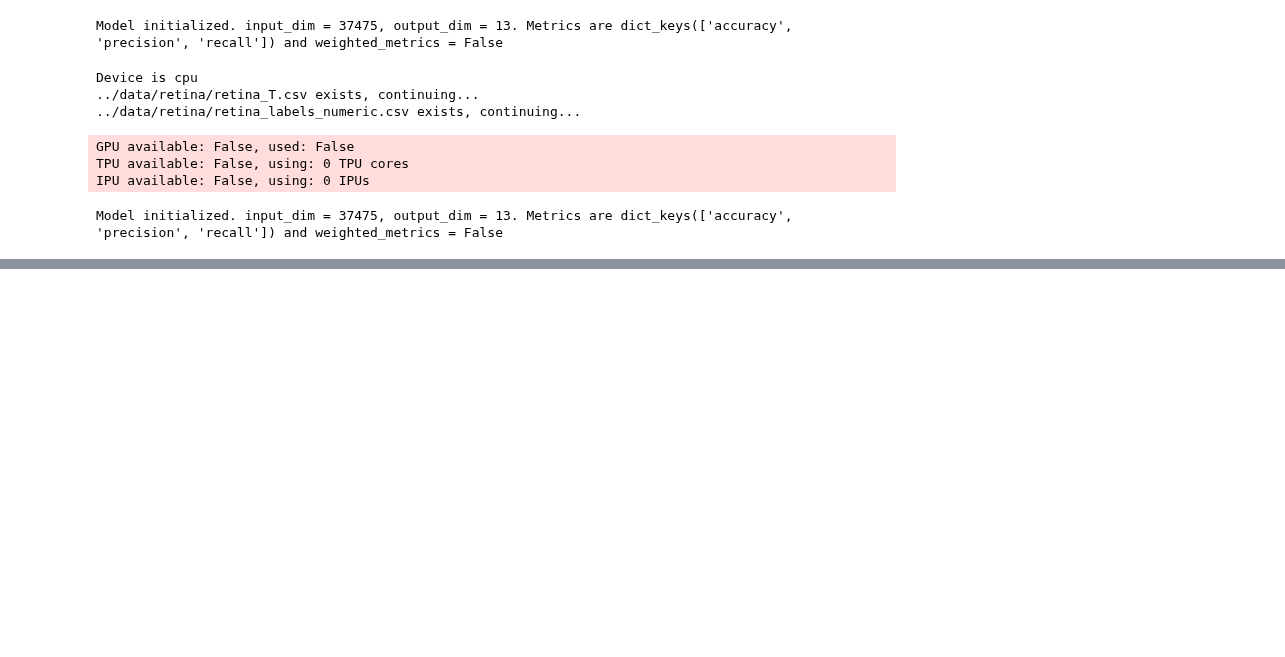
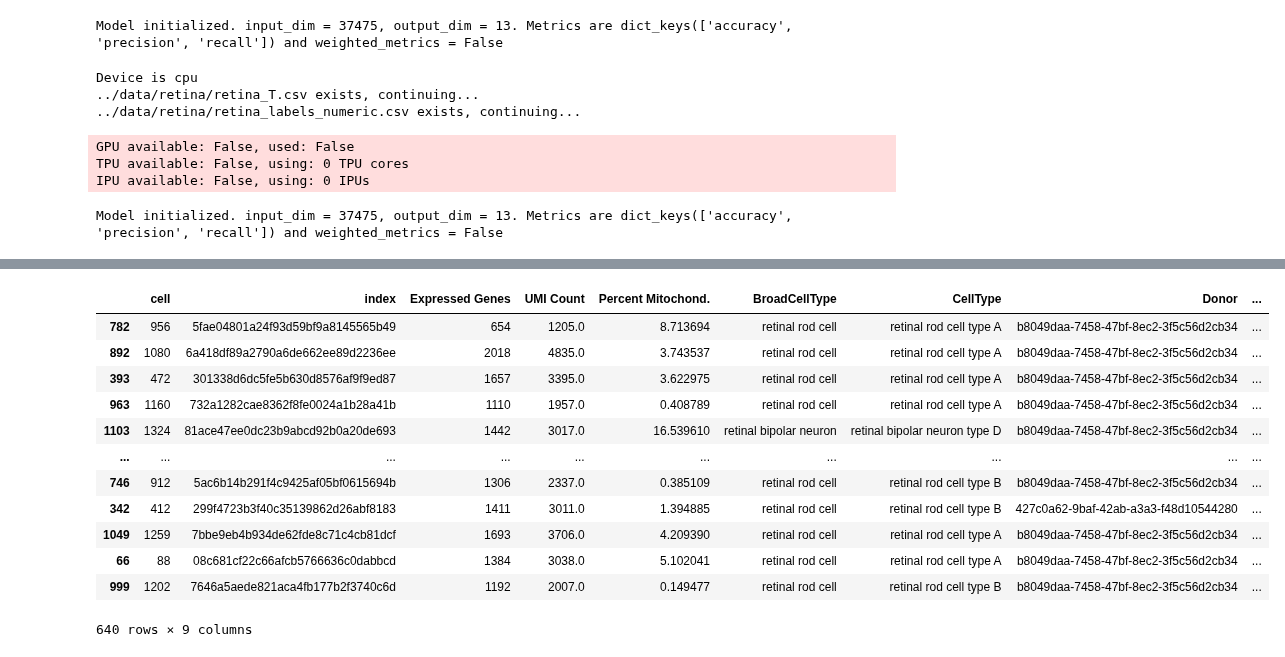
Before and after one commit to jlehrer1/comparative-organoids, a Jupyter notebook: notebooks/Retina_model_test.ipynb, the cells around one changed output, grey strips where cells are left out. Cells and saved outputs as stored; diff of their text form; code cells hidden in the pictures; blank space fills up the shorter version.

```diff
--- a/notebooks/Retina_model_test.ipynb
+++ b/notebooks/Retina_model_test.ipynb
@@ -97,0 +102,3 @@ wandb: Network error (ConnectionError), entering retry loop.
+# %%
+idk = module.trainloader.dataset._labeldf['cell']
+idk
@@ -97,0 +118,19 @@ wandb: Network error (ConnectionError), entering retry loop.
+# %%
+df = pd.read_csv('../data/retina/retina_labels_numeric.csv')
+labels = df.loc[:, 'class_label']
+# %%
+df.loc[idk, :]
+# %% [output]
+|  | cell | index | Expressed Genes | UMI Count | Percent Mitochond. | BroadCellType | CellType | Donor | ... |
+| 782 | 956 | 5fae04801a24f93d59bf9a8145565b49 | 654 | 1205.0 | 8.713694 | retinal rod cell | retinal rod cell type A | b8049daa-7458-47bf-8ec2-3f5c56d2cb34 | ... |
+| 892 | 1080 | 6a418df89a2790a6de662ee89d2236ee | 2018 | 4835.0 | 3.743537 | retinal rod cell | retinal rod cell type A | b8049daa-7458-47bf-8ec2-3f5c56d2cb34 | ... |
+| 393 | 472 | 301338d6dc5fe5b630d8576af9f9ed87 | 1657 | 3395.0 | 3.622975 | retinal rod cell | retinal rod cell type A | b8049daa-7458-47bf-8ec2-3f5c56d2cb34 | ... |
+| 963 | 1160 | 732a1282cae8362f8fe0024a1b28a41b | 1110 | 1957.0 | 0.408789 | retinal rod cell | retinal rod cell type A | b8049daa-7458-47bf-8ec2-3f5c56d2cb34 | ... |
+| 1103 | 1324 | 81ace47ee0dc23b9abcd92b0a20de693 | 1442 | 3017.0 | 16.539610 | retinal bipolar neuron | retinal bipolar neuron type D | b8049daa-7458-47bf-8ec2-3f5c56d2cb34 | ... |
+| ... | ... | ... | ... | ... | ... | ... | ... | ... | ... |
+| 746 | 912 | 5ac6b14b291f4c9425af05bf0615694b | 1306 | 2337.0 | 0.385109 | retinal rod cell | retinal rod cell type B | b8049daa-7458-47bf-8ec2-3f5c56d2cb34 | ... |
+| 342 | 412 | 299f4723b3f40c35139862d26abf8183 | 1411 | 3011.0 | 1.394885 | retinal rod cell | retinal rod cell type B | 427c0a62-9baf-42ab-a3a3-f48d10544280 | ... |
+| 1049 | 1259 | 7bbe9eb4b934de62fde8c71c4cb81dcf | 1693 | 3706.0 | 4.209390 | retinal rod cell | retinal rod cell type A | b8049daa-7458-47bf-8ec2-3f5c56d2cb34 | ... |
+| 66 | 88 | 08c681cf22c66afcb5766636c0dabbcd | 1384 | 3038.0 | 5.102041 | retinal rod cell | retinal rod cell type A | b8049daa-7458-47bf-8ec2-3f5c56d2cb34 | ... |
+| 999 | 1202 | 7646a5aede821aca4fb177b2f3740c6d | 1192 | 2007.0 | 0.149477 | retinal rod cell | retinal rod cell type B | b8049daa-7458-47bf-8ec2-3f5c56d2cb34 | ... |
+640 rows × 9 columns
```
Also changed, not shown: parts of 10 cells of this notebook, 8 other files.
